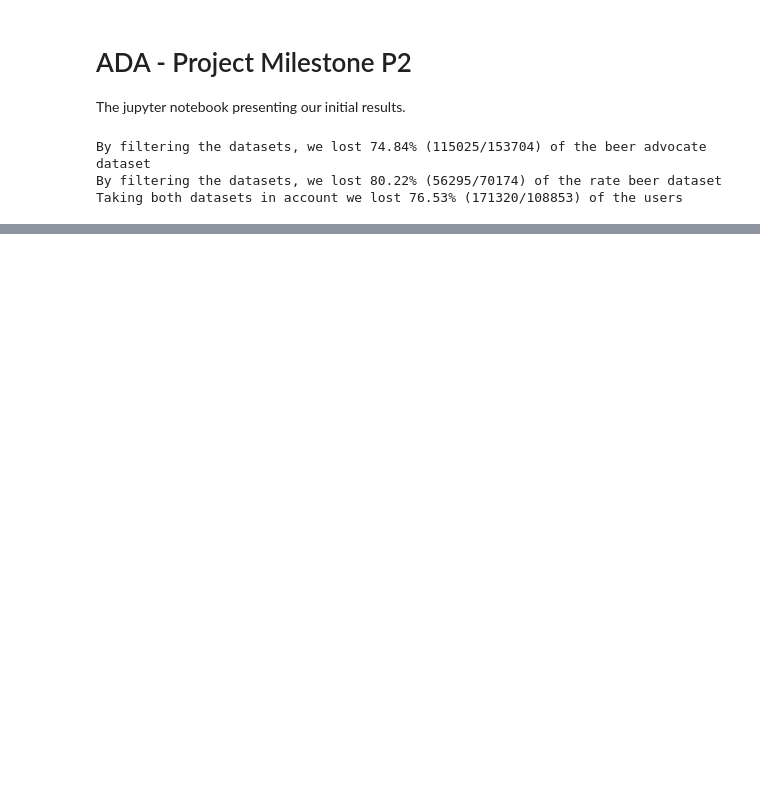
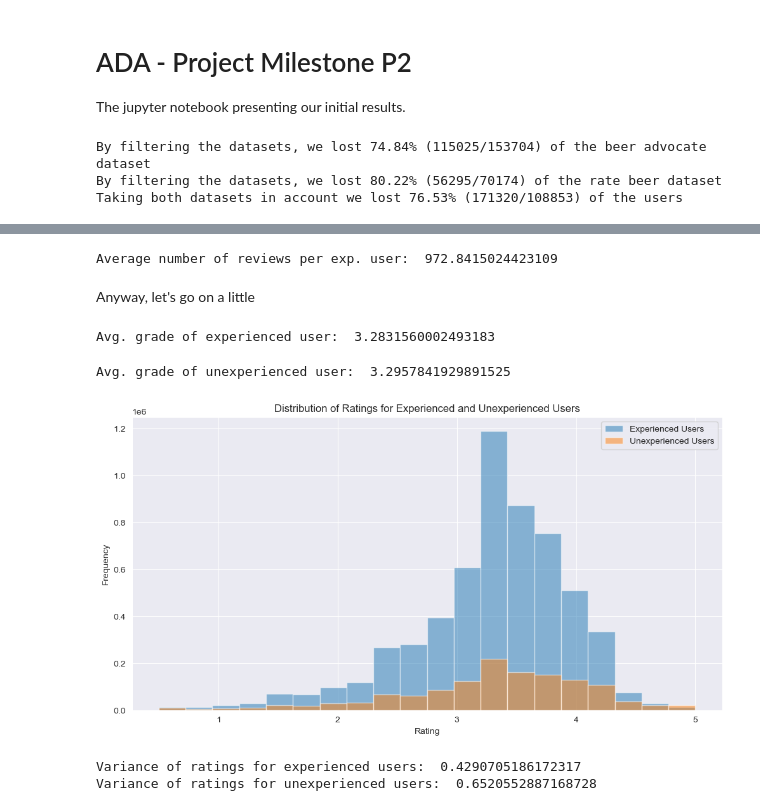
Before and after one commit to epfl-ada/ada-2024-project-thefivedatawranglers, a Jupyter notebook: analysis.ipynb, the cells around one changed output, grey strips where cells are left out. Drawn from its saved outputs; the diff is of its cells as text; code cells hidden in the pictures; blank space fills up the shorter version.

```diff
--- a/analysis.ipynb
+++ b/analysis.ipynb
@@ -46,0 +57,4 @@ Taking both datasets in account we lost 76.53% (171320/108853) of the users
+# %%
+exp_user_ids = df_rb_ratings_exp["user_id"].unique()
+print("Total number of users: ", len(df_rb_ratings["user_id"].unique()))
+print("Number of experienced users: ", len(exp_user_ids))
@@ -46,0 +64,4 @@ Taking both datasets in account we lost 76.53% (171320/108853) of the users
+# %%
+df_rb_ratings_wo_text = pd.read_csv("data/BeerAdvocate/ratings/RB_ratings.csv", usecols=lambda col: col != "text")
+# %%
+df_rb_ratings_of_exp = df_rb_ratings_wo_text[df_rb_ratings_wo_text["user_id"].isin(exp_user_ids)]
@@ -46,0 +82,36 @@ Taking both datasets in account we lost 76.53% (171320/108853) of the users
+# %%
+print("Average number of reviews per exp. user: ", df_rb_ratings_of_exp["user_id"].value_counts().mean())
+# %% [output]
+Average number of reviews per exp. user:  972.8415024423109
+# %% [markdown]
+Anyway, let's go on a little
+# %%
+print("Avg. grade of experienced user: ", df_rb_ratings_of_exp["rating"].mean())
+# %% [output]
+Avg. grade of experienced user:  3.2831560002493183
+# %%
+df_rb_ratings_of_unexp = df_rb_ratings_wo_text[~df_rb_ratings_wo_text["user_id"].isin(exp_user_ids)]
+# %%
+print("Avg. grade of unexperienced user: ", df_rb_ratings_of_unexp["rating"].mean())
+# %% [output]
+Avg. grade of unexperienced user:  3.2957841929891525
+# %%
+import matplotlib.pyplot as plt
+
+# plotting the distribution
+plt.figure(figsize=(12, 6))
+plt.hist(df_rb_ratings_of_exp["rating"], bins=20, alpha=0.5, label="Experienced Users")
+plt.hist(df_rb_ratings_of_unexp["rating"], bins=20, alpha=0.5, label="Unexperienced Users")
+plt.xlabel("Rating")
+plt.ylabel("Frequency")
+plt.legend()
+plt.title("Distribution of Ratings for Experienced and Unexperienced Users")
+plt.show()
+# %% [output]
+[figure, added]
+# %%
+print("Variance of ratings for experienced users: ", df_rb_ratings_of_exp["rating"].var())
+print("Variance of ratings for unexperienced users: ", df_rb_ratings_of_unexp["rating"].var())
+# %% [output]
+Variance of ratings for experienced users:  0.4290705186172317
+Variance of ratings for unexperienced users:  0.6520552887168728
```
Also changed, not shown: parts of 9 cells of this notebook.
